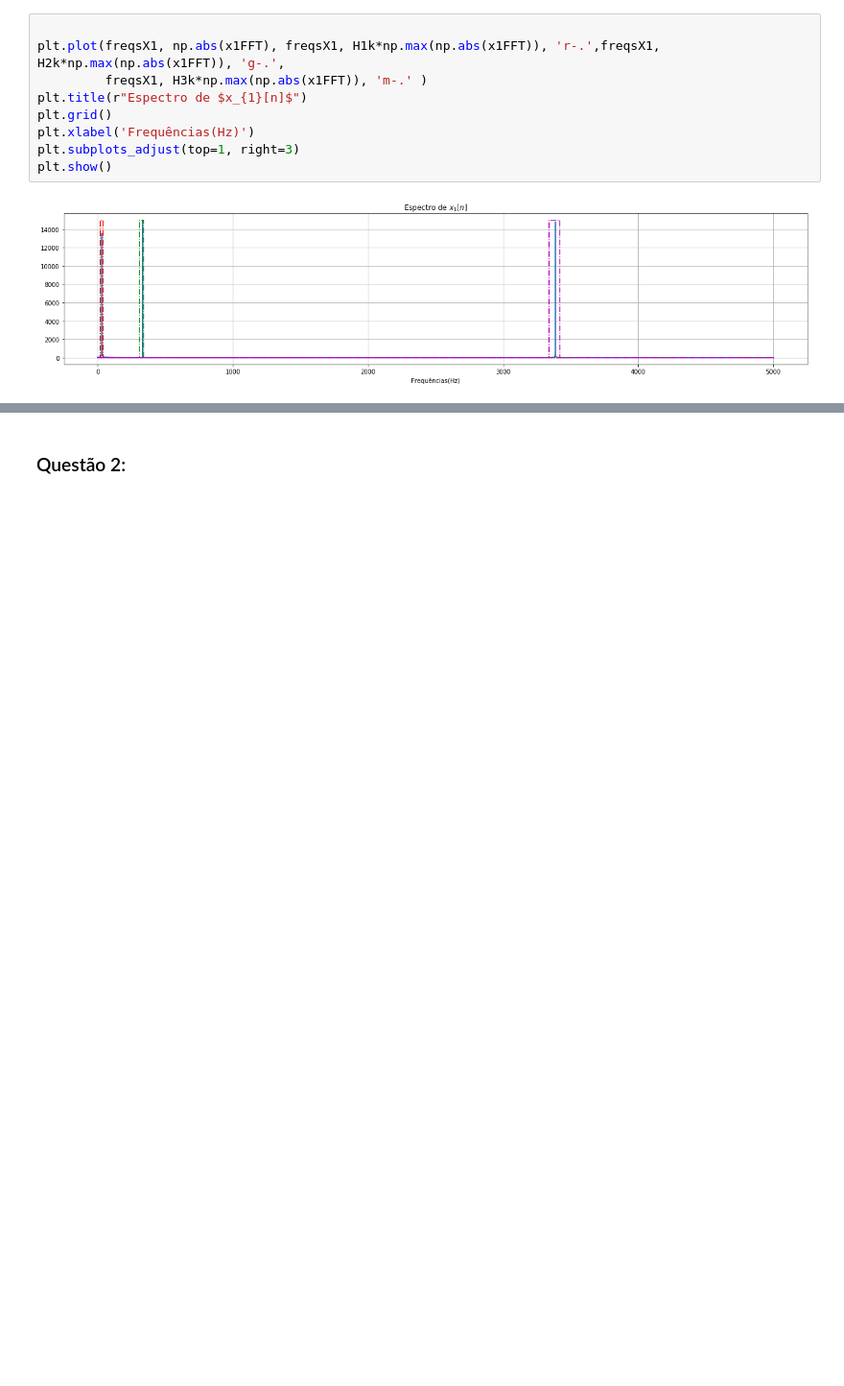
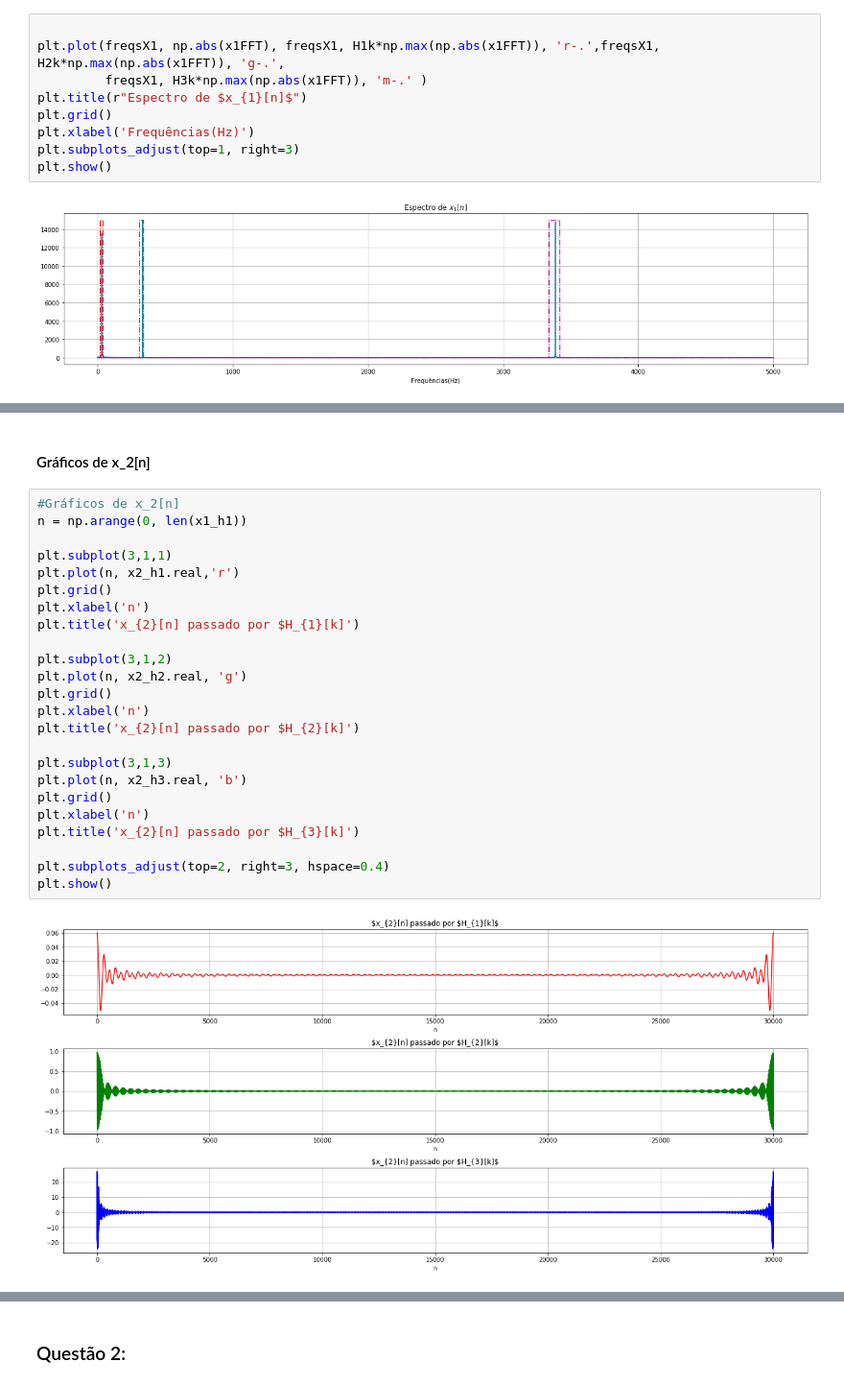
Before and after one commit to ecalasans/pds_-2, a Jupyter notebook: p2.ipynb, the cells around one changed output, grey strips where cells are left out. Shown at 96% size. Drawn from its saved outputs; the diff is of its cells as text; blank space fills up the shorter version.

```diff
--- a/p2.ipynb
+++ b/p2.ipynb
@@ -521,0 +606,28 @@ plt.show()
+# %% [markdown]
+<h4>Gráficos de x_2[n]</h4>
+# %%
+#Gráficos de x_2[n]
+n = np.arange(0, len(x1_h1))
+
+plt.subplot(3,1,1)
+plt.plot(n, x2_h1.real,'r')
+plt.grid()
+plt.xlabel('n')
+plt.title('x_{2}[n] passado por $H_{1}[k]')
+
+plt.subplot(3,1,2)
+plt.plot(n, x2_h2.real, 'g')
+plt.grid()
+plt.xlabel('n')
+plt.title('x_{2}[n] passado por $H_{2}[k]')
+
+plt.subplot(3,1,3)
+plt.plot(n, x2_h3.real, 'b')
+plt.grid()
+plt.xlabel('n')
+plt.title('x_{2}[n] passado por $H_{3}[k]')
+
+plt.subplots_adjust(top=2, right=3, hspace=0.4)
+plt.show()
+# %% [output]
+[figure, added]
```
Also changed, not shown: parts of 11 cells of this notebook.
